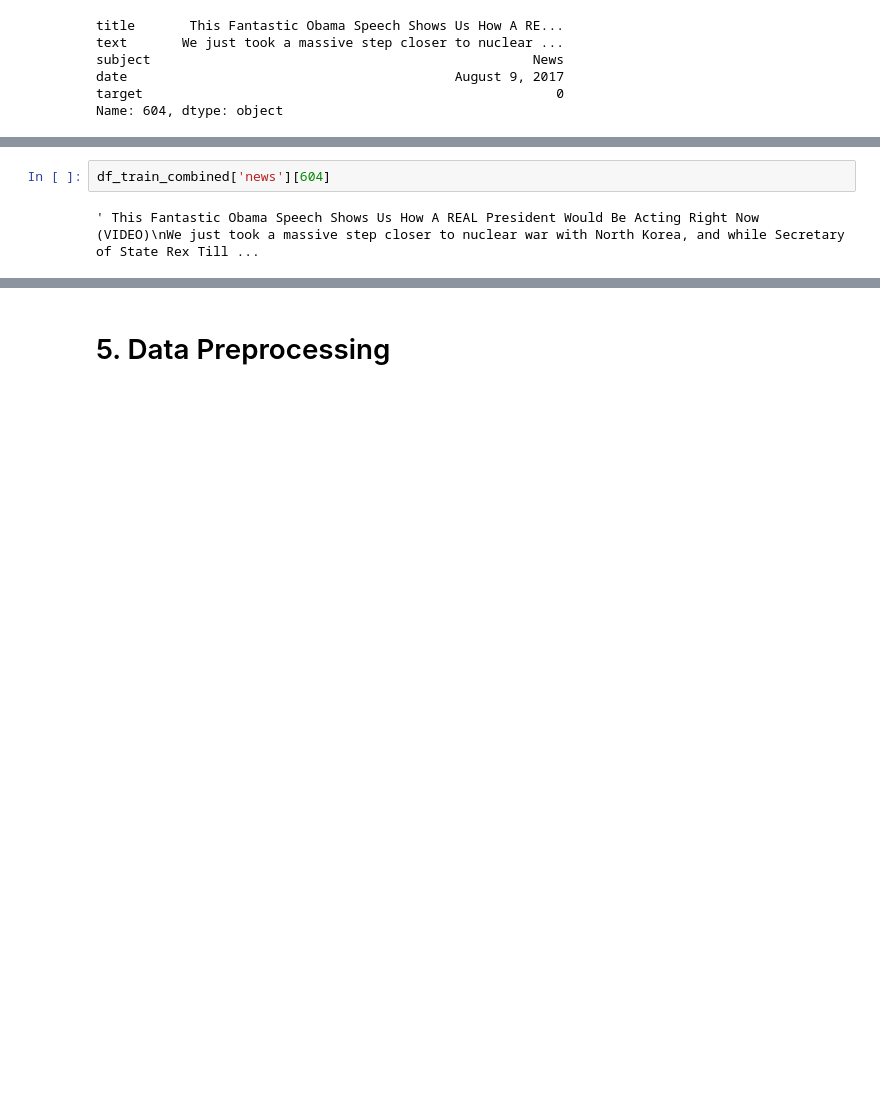
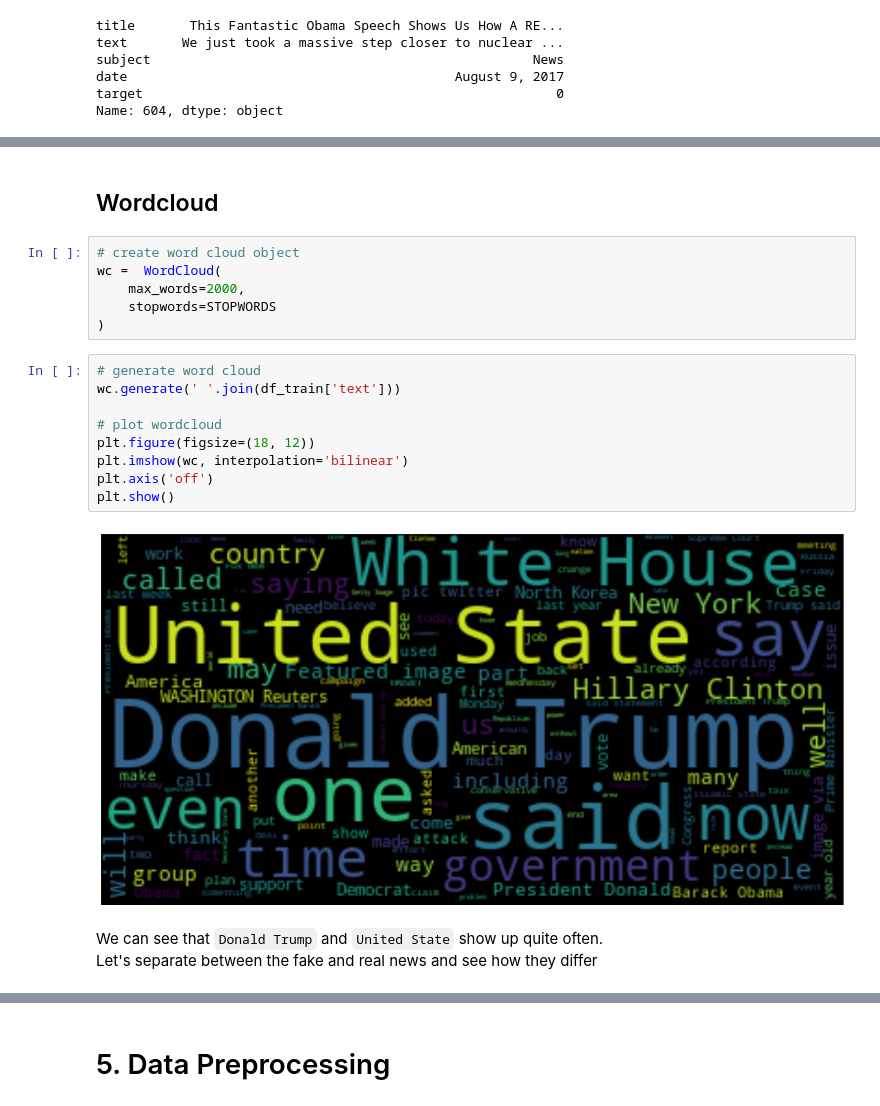
Before and after one commit to NikkiSatmaka/fake-news-identifier, a Jupyter notebook: h8dsft_Milestone2P2_nikki_satmaka.ipynb, the cells around one changed output, grey strips where cells are left out. Cells and saved outputs as stored; diff of their text form; blank space fills up the shorter version.

```diff
--- a/h8dsft_Milestone2P2_nikki_satmaka.ipynb
+++ b/h8dsft_Milestone2P2_nikki_satmaka.ipynb
@@ -361,4 +407,22 @@ df_test[df_test['date'].str.contains('http')]
-# %%
-df_train_combined['news'][604]
-# %% [output]
-' This Fantastic Obama Speech Shows Us How A REAL President Would Be Acting Right Now (VIDEO)\nWe just took a massive step closer to nuclear war with North Korea, and while Secretary of State Rex Till ...
+# %% [markdown]
+## Wordcloud
+# %%
+# create word cloud object
+wc =  WordCloud(
+    max_words=2000,
+    stopwords=STOPWORDS
+)
+# %%
+# generate word cloud
+wc.generate(' '.join(df_train['text']))
+
+# plot wordcloud
+plt.figure(figsize=(18, 12))
+plt.imshow(wc, interpolation='bilinear')
+plt.axis('off')
+plt.show()
+# %% [output]
+[figure, added]
+# %% [markdown]
+We can see that `Donald Trump` and `United State` show up quite often.\
+Let's separate between the fake and real news and see how they differ
```
Also changed, not shown: parts of 152 cells of this notebook, 4 other files.
